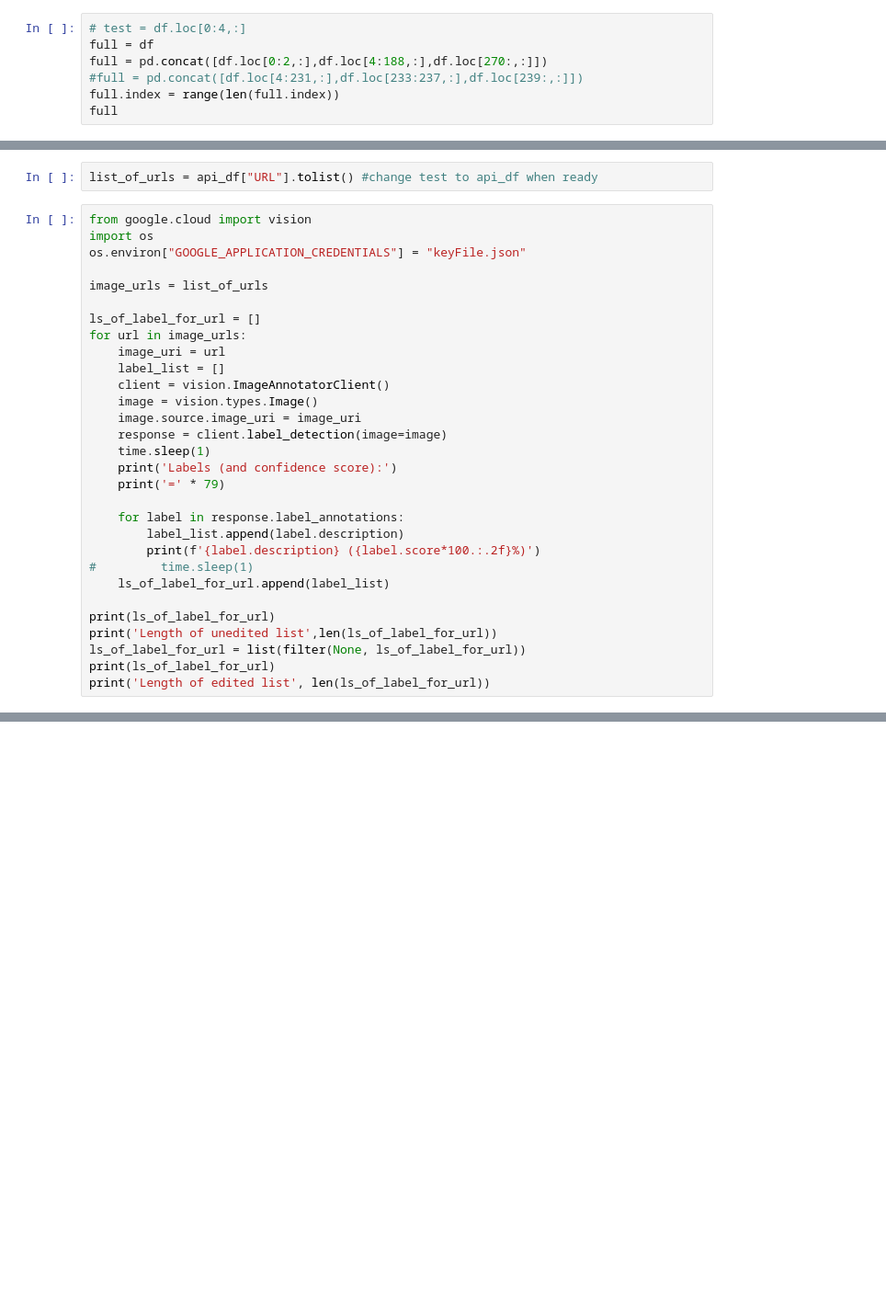
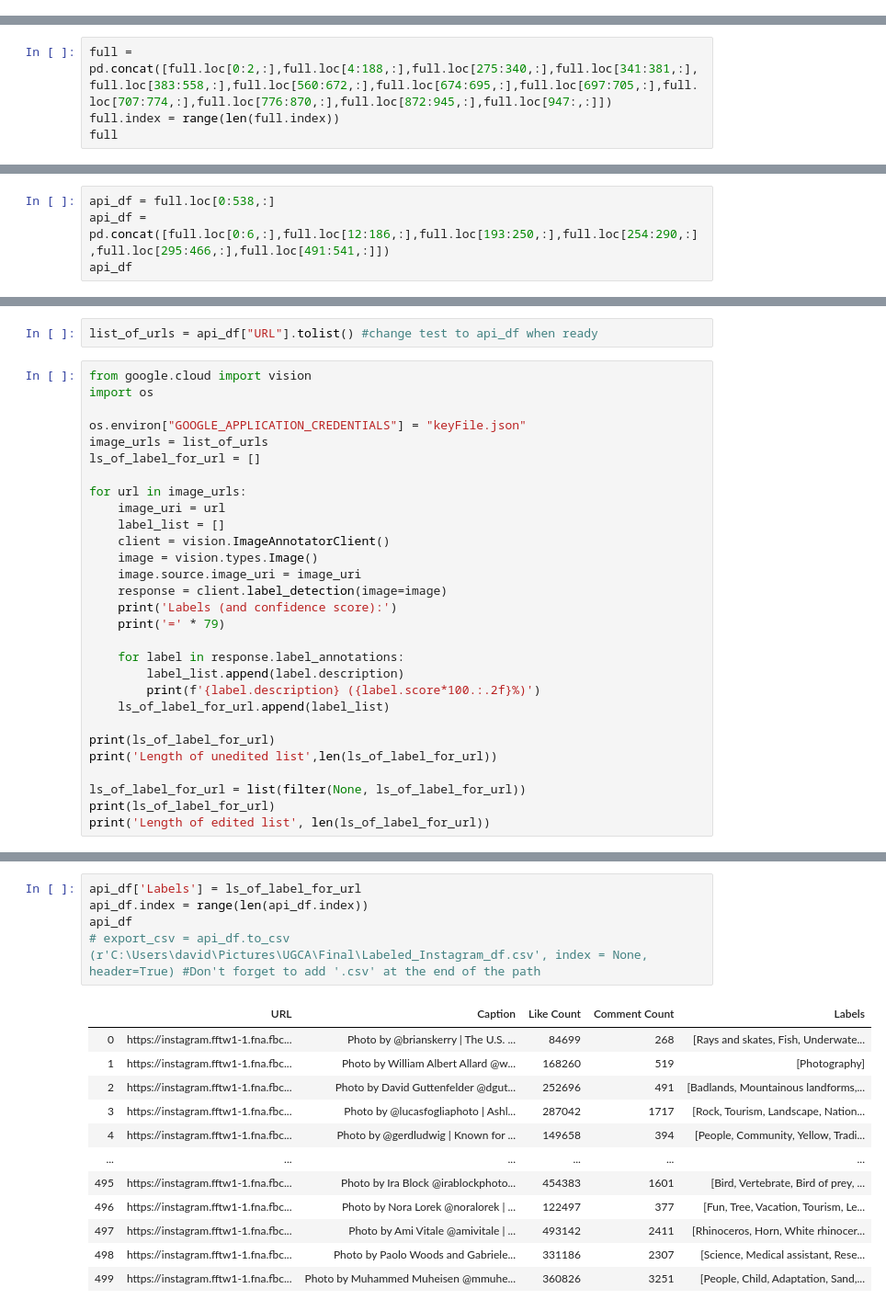
Before and after one commit to prajvalgupta/ugca-fall, a Jupyter notebook: Assignment 4/UGCA-Assignment-4-Final.ipynb, the cells around one changed output, grey strips where cells are left out. Shown: that part at 92% size. Saved outputs shown, nothing was run; the diff lists cells and outputs as text; blank space fills up the shorter version.

Commit message:
David's Final Scrapper Edit

```diff
--- a/Assignment 4/UGCA-Assignment-4-Final.ipynb
+++ b/Assignment 4/UGCA-Assignment-4-Final.ipynb
@@ -136,9 +121,2 @@ df
 # %% [markdown]
 ### Test data set
-# %%
-# test = df.loc[0:4,:]
-full = df
-full = pd.concat([df.loc[0:2,:],df.loc[4:188,:],df.loc[270:,:]])
-#full = pd.concat([df.loc[4:231,:],df.loc[233:237,:],df.loc[239:,:]])
-full.index = range(len(full.index))
-full
@@ -163,0 +123,4 @@ test
+# %%
+full = pd.concat([full.loc[0:2,:],full.loc[4:188,:],full.loc[275:340,:],full.loc[341:381,:],full.loc[383:558,:],full.loc[560:672,:],full.loc[674:695,:],full.loc[697:705,:],full.loc[707:774,:],full.loc[776:870,:],full.loc[872:945,:],full.loc[947:,:]])
+full.index = range(len(full.index))
+full
@@ -182,0 +143,4 @@ api_df
+# %%
+api_df = full.loc[0:538,:]
+api_df = pd.concat([full.loc[0:6,:],full.loc[12:186,:],full.loc[193:250,:],full.loc[254:290,:],full.loc[295:466,:],full.loc[491:541,:]])
+api_df
@@ -187,11 +167,11 @@ list_of_urls = api_df["URL"].tolist() #change test to api_df when ready
 # %%
 from google.cloud import vision
 import os
+
 os.environ["GOOGLE_APPLICATION_CREDENTIALS"] = "keyFile.json"
+image_urls = list_of_urls
+ls_of_label_for_url = []
 
-image_urls = list_of_urls
-
-ls_of_label_for_url = []
 for url in image_urls:
     image_uri = url
     label_list = []
@@ -199,18 +179,17 @@ for url in image_urls:
     image = vision.types.Image()
     image.source.image_uri = image_uri
     response = client.label_detection(image=image)
-    time.sleep(1)
     print('Labels (and confidence score):')
     print('=' * 79)
 
     for label in response.label_annotations:
         label_list.append(label.description)
         print(f'{label.description} ({label.score*100.:.2f}%)')
-#         time.sleep(1)
     ls_of_label_for_url.append(label_list)
 
 print(ls_of_label_for_url)
 print('Length of unedited list',len(ls_of_label_for_url))
+
 ls_of_label_for_url = list(filter(None, ls_of_label_for_url))
 print(ls_of_label_for_url)
 print('Length of edited list', len(ls_of_label_for_url))
@@ -234,0 +214,18 @@ Atmosphere (86.26%)
+# %%
+api_df['Labels'] = ls_of_label_for_url
+api_df.index = range(len(api_df.index))
+api_df
+# export_csv = api_df.to_csv (r'C:\Users\david\Pictures\UGCA\Final\Labeled_Instagram_df.csv', index = None, header=True) #Don't forget to add '.csv' at the end of the path
+# %% [output]
+|  | URL | Caption | Like Count | Comment Count | Labels |
+| 0 | https://instagram.fftw1-1.fna.fbc... | Photo by @brianskerry | The U.S. ... | 84699 | 268 | [Rays and skates, Fish, Underwate... |
+| 1 | https://instagram.fftw1-1.fna.fbc... | Photo by William Albert Allard @w... | 168260 | 519 | [Photography] |
+| 2 | https://instagram.fftw1-1.fna.fbc... | Photo by David Guttenfelder @dgut... | 252696 | 491 | [Badlands, Mountainous landforms,... |
+| 3 | https://instagram.fftw1-1.fna.fbc... | Photo by @lucasfogliaphoto | Ashl... | 287042 | 1717 | [Rock, Tourism, Landscape, Nation... |
+| 4 | https://instagram.fftw1-1.fna.fbc... | Photo by @gerdludwig | Known for ... | 149658 | 394 | [People, Community, Yellow, Tradi... |
+| ... | ... | ... | ... | ... | ... |
+| 495 | https://instagram.fftw1-1.fna.fbc... | Photo by Ira Block @irablockphoto... | 454383 | 1601 | [Bird, Vertebrate, Bird of prey, ... |
+| 496 | https://instagram.fftw1-1.fna.fbc... | Photo by Nora Lorek @noralorek | ... | 122497 | 377 | [Fun, Tree, Vacation, Tourism, Le... |
+| 497 | https://instagram.fftw1-1.fna.fbc... | Photo by Ami Vitale @amivitale | ... | 493142 | 2411 | [Rhinoceros, Horn, White rhinocer... |
+| 498 | https://instagram.fftw1-1.fna.fbc... | Photo by Paolo Woods and Gabriele... | 331186 | 2307 | [Science, Medical assistant, Rese... |
+| 499 | https://instagram.fftw1-1.fna.fbc... | Photo by Muhammed Muheisen @mmuhe... | 360826 | 3251 | [People, Child, Adaptation, Sand,... |
```
Also changed, not shown: parts of 10 cells of this notebook, 1 other file.
